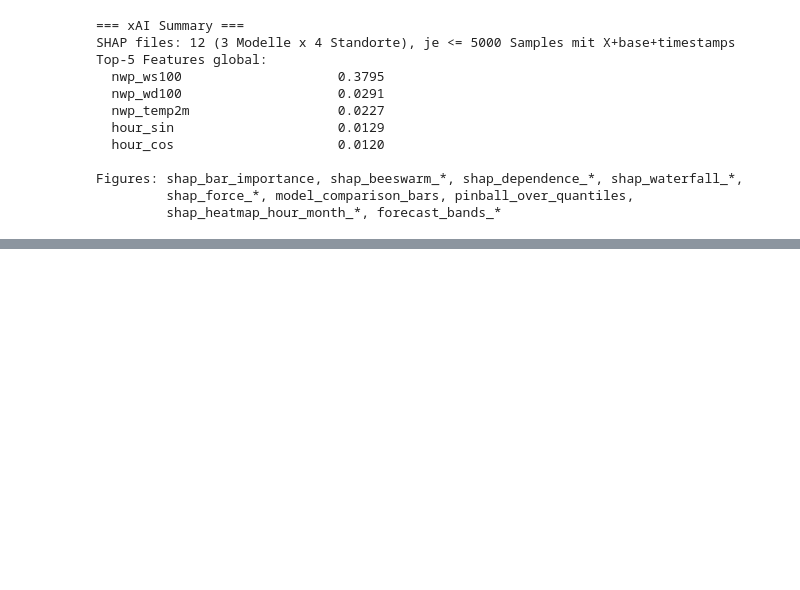
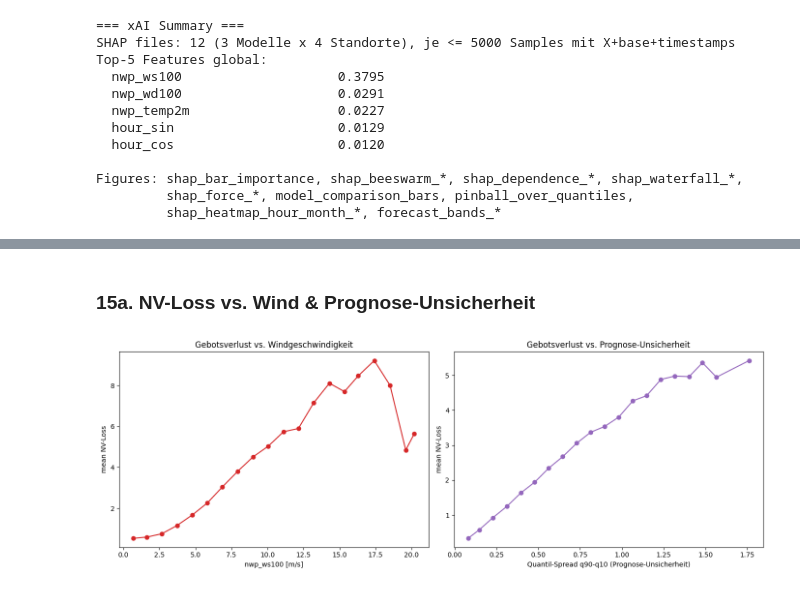
Before and after one commit to noahweis-uni/wind_bidding_project, a Jupyter notebook: notebooks/05_xai_analysis.ipynb, the cells around one changed output, grey strips where cells are left out. Cells and saved outputs as stored; diff of their text form; code cells hidden in the pictures; blank space fills up the shorter version.

```diff
--- a/notebooks/05_xai_analysis.ipynb
+++ b/notebooks/05_xai_analysis.ipynb
@@ -340,0 +343,10 @@ Figures: shap_bar_importance, shap_beeswarm_*, shap_dependence_*, shap_waterfall
+# %%
+# Fehleranalyse: Bidding-Detail (aus NB04) + Windgeschwindigkeit (NWP) laden
+PP = PLOT_PLANT  # Schonungen
+det = pd.read_csv(FORECAST_DIR / f"bidding_detail_{PP.lower()}.csv", parse_dates=["timestamp"])
+nwp = pd.read_csv(PROJECT_ROOT / "data" / "raw" / "nwp" / f"nwp_{PP.lower()}.csv", parse_dates=["timestamp"])[["timestamp", "nwp_ws100"]]
+fa = det.merge(nwp, on="timestamp", how="left")
+fa["hour"] = fa["timestamp"].dt.hour
+fa["month"] = fa["timestamp"].dt.month
+fa["imbalance"] = np.abs(fa["bid"] - fa["y_true"])
+print(f"{len(fa)} Gebote | mean NV-Loss={fa['nv_loss'].mean():.3f} | mean |Imbalance|={fa['imbalance'].mean():.3f} MWh")
@@ -340,0 +355,20 @@ Figures: shap_bar_importance, shap_beeswarm_*, shap_dependence_*, shap_waterfall
+# %% [markdown]
+### 15a. NV-Loss vs. Wind & Prognose-Unsicherheit
+# %%
+# Wann scheitern Gebote? NV-Loss vs. Windgeschwindigkeit und vs. Prognose-Unsicherheit
+fig, axes = plt.subplots(1, 2, figsize=(14, 5))
+b = np.linspace(fa["nwp_ws100"].min(), fa["nwp_ws100"].max(), 20)
+fa["wb"] = np.digitize(fa["nwp_ws100"], b)
+g = fa.groupby("wb").agg(ws=("nwp_ws100", "mean"), loss=("nv_loss", "mean"))
+axes[0].plot(g["ws"], g["loss"], marker="o", color="#d62728")
+axes[0].set_xlabel("nwp_ws100 [m/s]"); axes[0].set_ylabel("mean NV-Loss")
+axes[0].set_title("Gebotsverlust vs. Windgeschwindigkeit")
+b2 = np.linspace(fa["q_spread"].min(), fa["q_spread"].quantile(0.99), 20)
+fa["sb"] = np.digitize(fa["q_spread"], b2)
+g2 = fa.groupby("sb").agg(sp=("q_spread", "mean"), loss=("nv_loss", "mean"))
+axes[1].plot(g2["sp"], g2["loss"], marker="o", color="#9467bd")
+axes[1].set_xlabel("Quantil-Spread q90-q10 (Prognose-Unsicherheit)"); axes[1].set_ylabel("mean NV-Loss")
+axes[1].set_title("Gebotsverlust vs. Prognose-Unsicherheit")
+plt.tight_layout(); plt.savefig(FIGURES_DIR / f"bid_failure_conditions_{PP.lower()}.png", dpi=150); plt.show()
+# %% [output]
+[figure, added]
```
Also changed, not shown: parts of 6 cells of this notebook, 11 other files.
